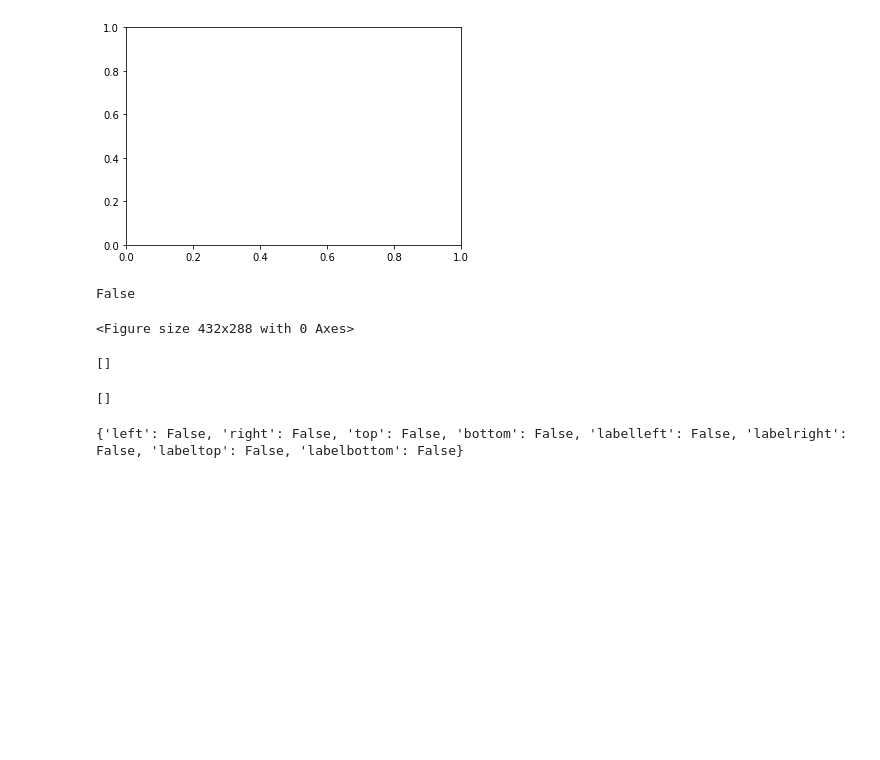
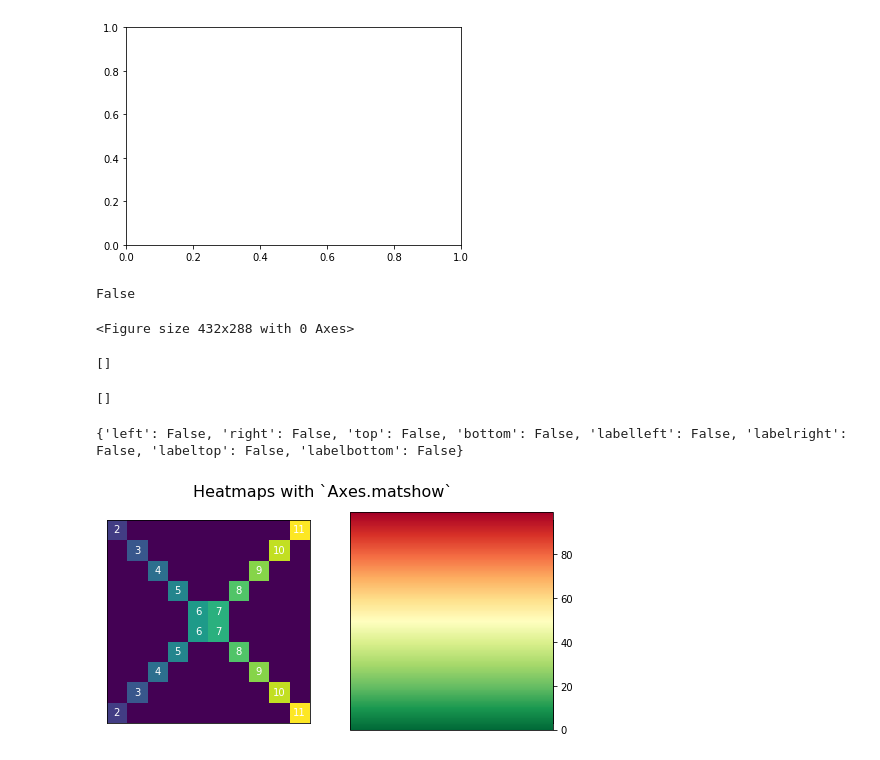
Before and after one commit to salnuraqidah/praxis-academy, a Jupyter notebook: novice/02-02/latihan/materi-5.ipynb, the cells around one changed output. Drawn from its saved outputs; the diff is of its cells as text; code cells hidden in the pictures; blank space fills up the shorter version.

```diff
--- a/novice/02-02/latihan/materi-5.ipynb
+++ b/novice/02-02/latihan/materi-5.ipynb
@@ -168,3 +168,21 @@ plt.close('all')
 >>> print(nolabels)
 # %% [output]
 {'left': False, 'right': False, 'top': False, 'bottom': False, 'labelleft': False, 'labelright': False, 'labeltop': False, 'labelbottom': False}
+# %%
+>>> from mpl_toolkits.axes_grid1.axes_divider import make_axes_locatable
+
+>>> with plt.rc_context(rc={'axes.grid': False}):
+...     fig, (ax1, ax2) = plt.subplots(1, 2, figsize=(8, 4))
+...     ax1.matshow(x)
+...     img2 = ax2.matshow(x2, cmap='RdYlGn_r')
+...     for ax in (ax1, ax2):
+...         ax.tick_params(axis='both', which='both', **nolabels)
+...     for i, j in zip(*x.nonzero()):
+...         ax1.text(j, i, x[i, j], color='white', ha='center', va='center')
+...
+...     divider = make_axes_locatable(ax2)
+...     cax = divider.append_axes("right", size='5%', pad=0)
+...     plt.colorbar(img2, cax=cax, ax=[ax1, ax2])
+...     fig.suptitle('Heatmaps with `Axes.matshow`', fontsize=16)
+# %% [output]
+[figure, added]
```
Also changed, not shown: 2 other files.
